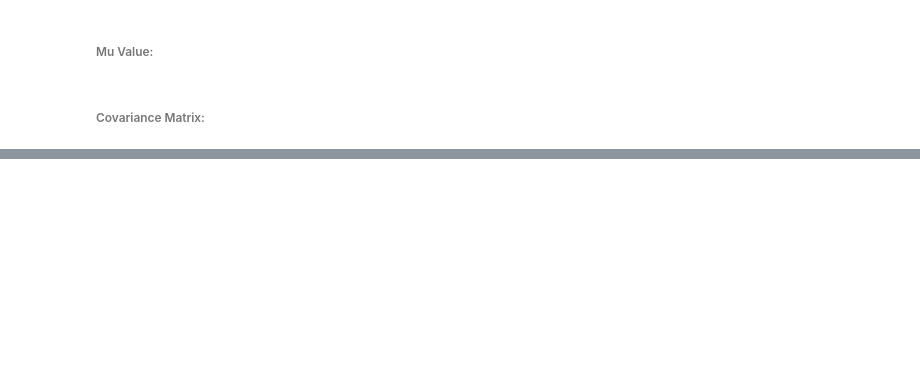
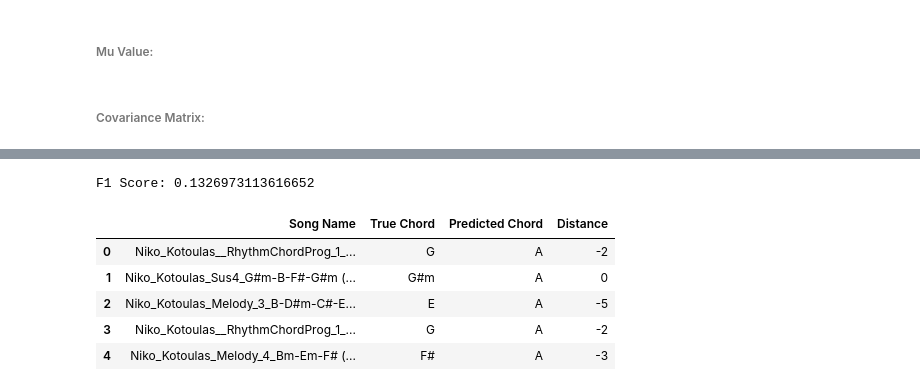
Before and after one commit to julianwsavini/CS4100_Final, a Jupyter notebook: training_pipeline.ipynb, the cells around one changed output, grey strips where cells are left out. Cells and saved outputs as stored; diff of their text form; code cells hidden in the pictures; blank space fills up the shorter version.

Commit message:
Created function to visualize the edit distances of the test songs

```diff
--- a/training_pipeline.ipynb
+++ b/training_pipeline.ipynb
@@ -59,6 +110,7 @@ assert np.allclose(transition_prob_matrix.sum(axis=1), 1), "Not all rows sum to
 ###### Mu Value:
 # %%
 mu = calculate_mu_from_chroma(chromagram)
+mu = mu.to_numpy()
 # %% [markdown]
 ###### Covariance Matrix:
 # %%
@@ -90,3 +144,30 @@ for song_name in tqdm(list(test_piece_names)):
 
 f1 = f1_score(true_labels, predicted_labels, average='micro')
 print(f"F1 Score: {f1}")
+# %% [output]
+F1 Score: 0.1326973113616652
+# %%
+inverted_custom_encoding = {val:key for key, val in custom_encoding.items()}
+
+true_chords = pd.Series(true_labels).apply(lambda x: inverted_custom_encoding[x])
+predicted_chords = pd.Series(predicted_labels).apply(lambda x: inverted_custom_encoding[x])
+song_names = pd.Series(test_piece_names)
+
+frame_data = {
+    'Song Name': song_names,
+    'True Chord': true_chords,
+    'Predicted Chord': predicted_chords
+}
+chord_distance_df = pd.DataFrame(frame_data)
+
+chord_distance_df['Distance'] = pd.Series([chord_distance_with_quality(pred, true) for pred, true in zip(chord_distance_df['True Chord'], chord_distance_df['Predicted Chord'])])
+
+
+chord_distance_df.head()
+# %% [output]
+|  | Song Name | True Chord | Predicted Chord | Distance |
+| 0 | Niko_Kotoulas__RhythmChordProg_1_... | G | A | -2 |
+| 1 | Niko_Kotoulas_Sus4_G#m-B-F#-G#m (... | G#m | A | 0 |
+| 2 | Niko_Kotoulas_Melody_3_B-D#m-C#-E... | E | A | -5 |
+| 3 | Niko_Kotoulas__RhythmChordProg_1_... | G | A | -2 |
+| 4 | Niko_Kotoulas_Melody_4_Bm-Em-F# (... | F# | A | -3 |
```
Also changed, not shown: parts of 6 cells of this notebook.
